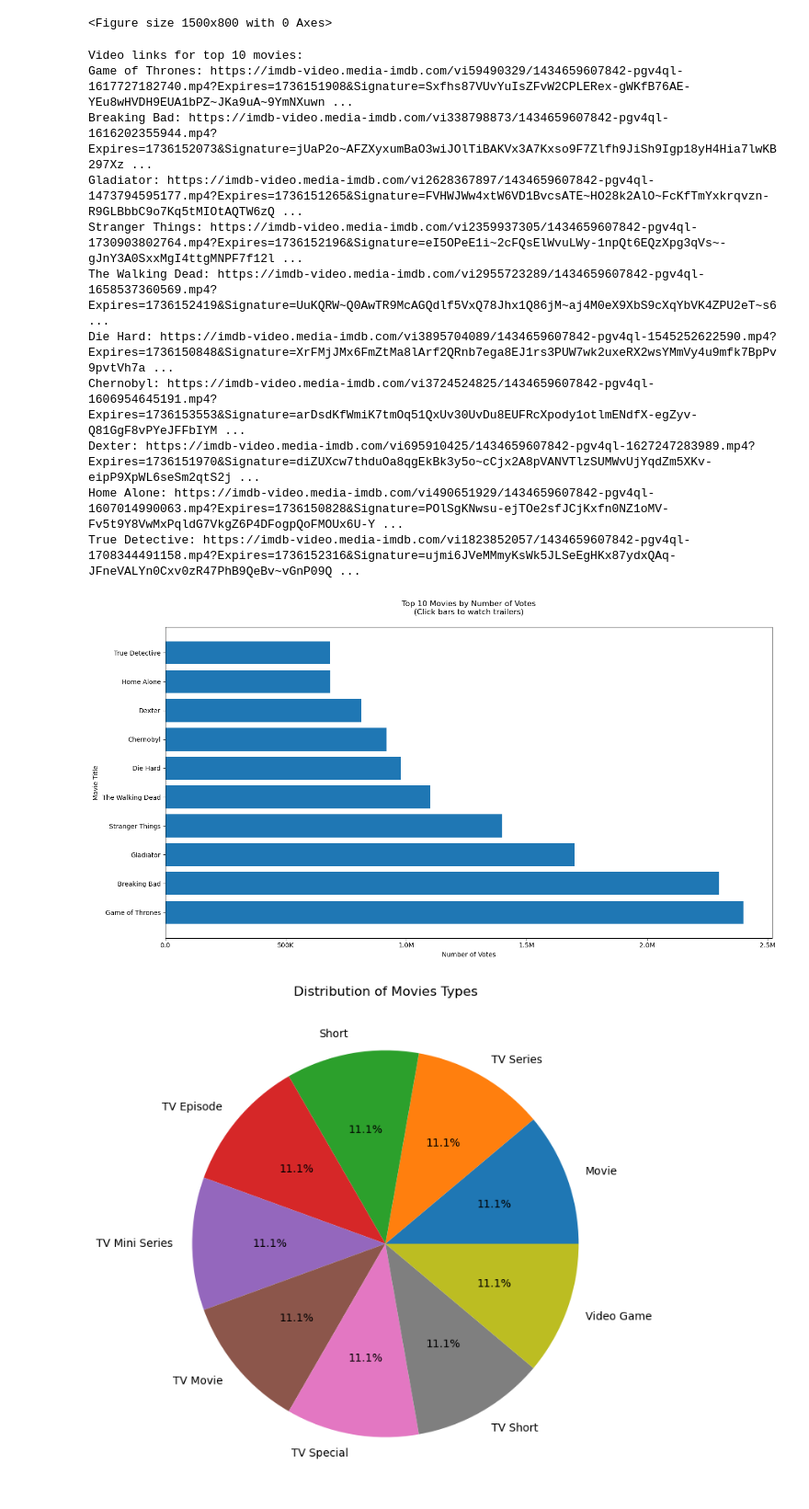
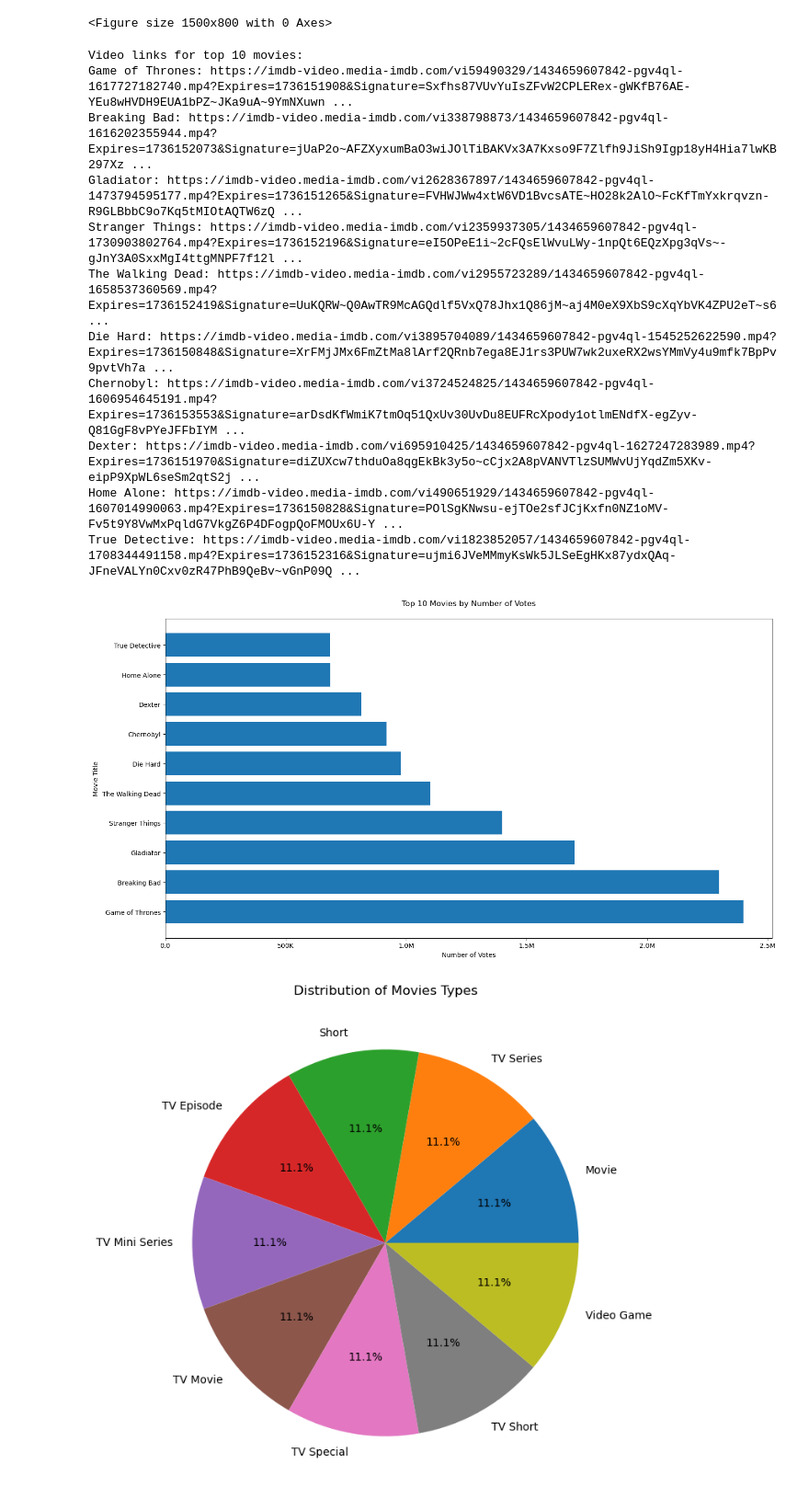
Before and after one commit to haziqishere/Assignment-Web-Scraping, a Jupyter notebook: preprocessing.ipynb, the cells around one changed output. Shown at 92% size. Cells and saved outputs as stored; diff of their text form; code cells hidden in the pictures.

```diff
--- a/preprocessing.ipynb
+++ b/preprocessing.ipynb
@@ -284,7 +284,7 @@ top_10_by_votes = df_clean.nlargest(10, 'votes')[['title', 'votes', 'video_link'
 
 # Create the bar plot
 bars = plt.barh(top_10_by_votes['title'], top_10_by_votes['votes'])
-plt.title('Top 10 Movies by Number of Votes\n(Click bars to watch trailers)', pad=20)
+plt.title('Top 10 Movies by Number of Votes', pad=20)
 plt.xlabel('Number of Votes')
 plt.ylabel('Movie Title')
 
@@ -293,34 +293,34 @@ def format_votes(x, p):
     if x >= 1_000_000:
         return f'{x/1_000_000:.1f}M'
     elif x >= 1_000:
         return f'{x/1_000:.0f}K'
     return str(x)
 
 plt.gca().xaxis.set_major_formatter(plt.FuncFormatter(format_votes))
 
 # Store video links for later use in Streamlit
 video_links = dict(zip(top_10_by_votes['title'], top_10_by_votes['video_link']))
 
 # Print video links for verification (you can remove this in production)
 print("\nVideo links for top 10 movies:")
 for title, link in video_links.items():
     print(f"{title}: {link}")
 
 plt.tight_layout()
 plt.show()
 # %% [output]
 Video links for top 10 movies:
 Game of Thrones: https://imdb-video.media-imdb.com/vi59490329/1434659607842-pgv4ql-1617727182740.mp4?Expires=1736151908&Signature=Sxfhs87VUvYuIsZFvW2CPLERex-gWKfB76AE-YEu8wHVDH9EUA1bPZ~JKa9uA~9YmNXuwn ...
 Breaking Bad: https://imdb-video.media-imdb.com/vi338798873/1434659607842-pgv4ql-1616202355944.mp4?Expires=1736152073&Signature=jUaP2o~AFZXyxumBaO3wiJOlTiBAKVx3A7Kxso9F7Zlfh9JiSh9Igp18yH4Hia7lwKB297Xz ...
 Gladiator: https://imdb-video.media-imdb.com/vi2628367897/1434659607842-pgv4ql-1473794595177.mp4?Expires=1736151265&Signature=FVHWJWw4xtW6VD1BvcsATE~HO28k2AlO~FcKfTmYxkrqvzn-R9GLBbbC9o7Kq5tMIOtAQTW6zQ ...
 Stranger Things: https://imdb-video.media-imdb.com/vi2359937305/1434659607842-pgv4ql-1730903802764.mp4?Expires=1736152196&Signature=eI5OPeE1i~2cFQsElWvuLWy-1npQt6EQzXpg3qVs~-gJnY3A0SxxMgI4ttgMNPF7f12l ...
 The Walking Dead: https://imdb-video.media-imdb.com/vi2955723289/1434659607842-pgv4ql-1658537360569.mp4?Expires=1736152419&Signature=UuKQRW~Q0AwTR9McAGQdlf5VxQ78Jhx1Q86jM~aj4M0eX9XbS9cXqYbVK4ZPU2eT~s6 ...
 Die Hard: https://imdb-video.media-imdb.com/vi3895704089/1434659607842-pgv4ql-1545252622590.mp4?Expires=1736150848&Signature=XrFMjJMx6FmZtMa8lArf2QRnb7ega8EJ1rs3PUW7wk2uxeRX2wsYMmVy4u9mfk7BpPv9pvtVh7a ...
 Chernobyl: https://imdb-video.media-imdb.com/vi3724524825/1434659607842-pgv4ql-1606954645191.mp4?Expires=1736153553&Signature=arDsdKfWmiK7tmOq51QxUv30UvDu8EUFRcXpody1otlmENdfX-egZyv-Q81GgF8vPYeJFFbIYM ...
 Dexter: https://imdb-video.media-imdb.com/vi695910425/1434659607842-pgv4ql-1627247283989.mp4?Expires=1736151970&Signature=diZUXcw7thduOa8qgEkBk3y5o~cCjx2A8pVANVTlzSUMWvUjYqdZm5XKv-eipP9XpWL6seSm2qtS2j ...
 Home Alone: https://imdb-video.media-imdb.com/vi490651929/1434659607842-pgv4ql-1607014990063.mp4?Expires=1736150828&Signature=POlSgKNwsu-ejTOe2sfJCjKxfn0NZ1oMV-Fv5t9Y8VwMxPqldG7VkgZ6P4DFogpQoFMOUx6U-Y ...
 True Detective: https://imdb-video.media-imdb.com/vi1823852057/1434659607842-pgv4ql-1708344491158.mp4?Expires=1736152316&Signature=ujmi6JVeMMmyKsWk5JLSeEgHKx87ydxQAq-JFneVALYn0Cxv0zR47PhB9QeBv~vGnP09Q ...
-[figure, old version]
+[figure, new version]
 # %%
 # 2 Movie Count by Type
 movie_types = df_clean['title_type'].value_counts()
```
Also changed, not shown: parts of 2 cells of this notebook, 1 other file.
